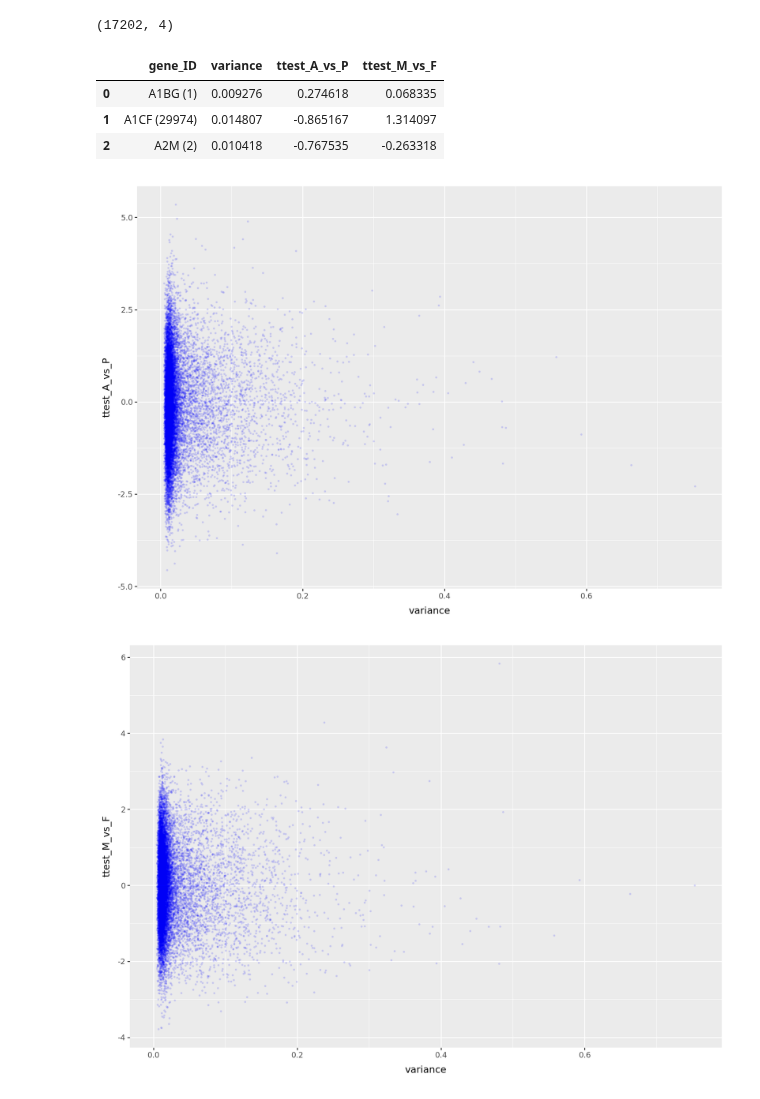
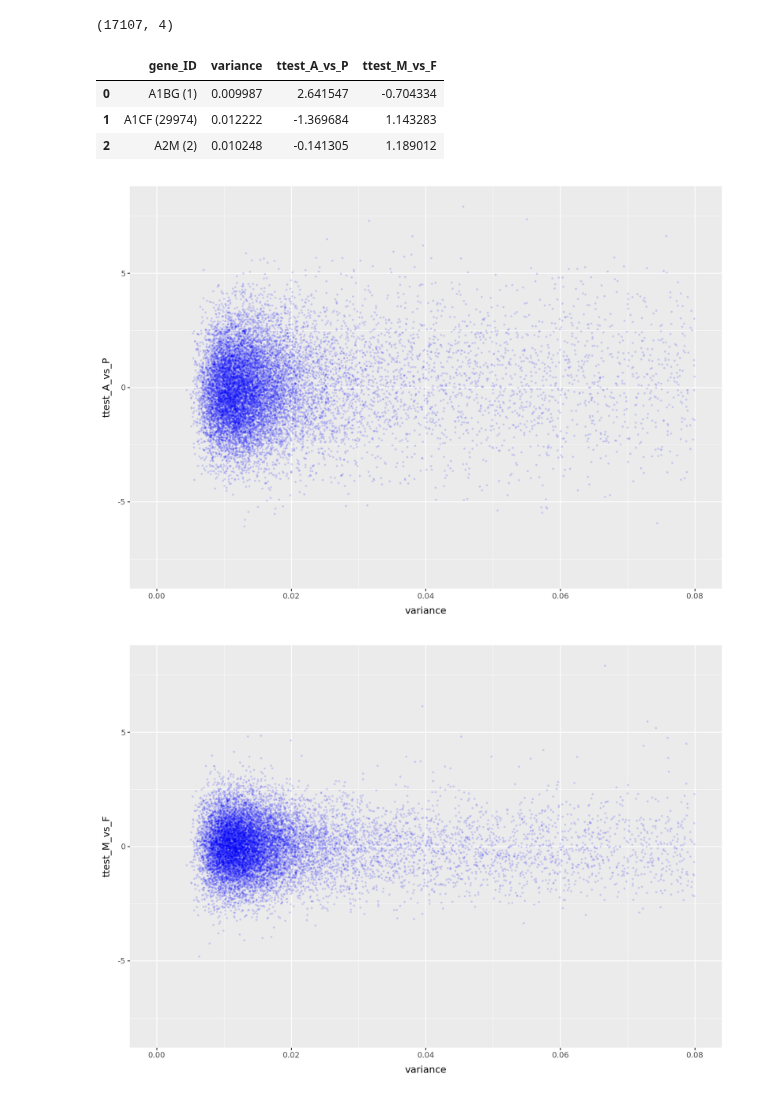
Before and after one commit to WayScience/gene_dependency_representations, a Jupyter notebook: 1.data-exploration/3.gene_dependency_subsetting.ipynb, the cells around one changed output. Saved outputs shown, nothing was run; the diff lists cells and outputs as text; code cells hidden in the pictures.

Commit message:
New data (#41)
* New Dataset

* Scaler fix

* Scaler fix

* New Figures

* Py reruns

```diff
--- a/1.data-exploration/3.gene_dependency_subsetting.ipynb
+++ b/1.data-exploration/3.gene_dependency_subsetting.ipynb
@@ -16,12 +16,12 @@ from data_loader import load_data, load_train_test_data
 data_directory = "../0.data-download/data/"
 # %%
 # load the training data
-dfs_test, dfs, data = load_train_test_data(
-    data_directory, train_or_test="all", load_gene_stats=False
+train_data = load_train_test_data(
+    data_directory, train_or_test="train", load_gene_stats=False
 )
 # %%
 # set a unique dataframe that can be appended from
-training_df_age = dfs
+training_df_age = train_data
 
 # group by age and create new dataframes that can be appended to
 groups = training_df_age.groupby("age_and_sex")
@@ -40,7 +40,7 @@ for name, training_df_age in groups:
         ped_effect_df = ped_effect_df.reset_index(drop=True)
 # %%
 # set a unique dataframe that can be appended from
-training_df_sex = dfs
+training_df_sex = train_data
 
 # group by sex and create new dataframes to be appended to
 groups_sex = training_df_sex.groupby("age_and_sex")
@@ -119,7 +119,7 @@ female_effect_df_float = female_effect_df.drop(
     columns=["ModelID", "age_and_sex"]
 )
 
-effect_df = dfs.drop(columns="age_and_sex")
+effect_df = train_data.drop(columns="age_and_sex")
 effect_df = effect_df.set_index("ModelID")
 # %%
 # t_test comparing gene dependencies in adult vs pediatric samples
@@ -209,17 +209,19 @@ df.to_csv(testing_df_output, index=False)
 print(df.shape)
 df.head(3)
 # %% [output]
-(17202, 4)
+(17107, 4)
 |  | gene_ID | variance | ttest_A_vs_P | ttest_M_vs_F |
-| 0 | A1BG (1) | 0.009276 | 0.274618 | 0.068335 |
-| 1 | A1CF (29974) | 0.014807 | -0.865167 | 1.314097 |
-| 2 | A2M (2) | 0.010418 | -0.767535 | -0.263318 |
+| 0 | A1BG (1) | 0.009987 | 2.641547 | -0.704334 |
+| 1 | A1CF (29974) | 0.012222 | -1.369684 | 1.143283 |
+| 2 | A2M (2) | 0.010248 | -0.141305 | 1.189012 |
 # %%
 # plot adult-pediatric ttest versus variance
 A_vs_P_by_variance_plot = (
     p9.ggplot(data=df, mapping=p9.aes(x="variance", y="ttest_A_vs_P"))
     + p9.geom_point(size=0.4, alpha=0.1, color="blue")
     + p9.theme(figure_size=(10, 7))
+    + p9.xlim(0.00, 0.08)
+    + p9.ylim(-8,8)
 )
 
 # save the figure
@@ -229,18 +231,20 @@ adult_vs_pediatric_path = pathlib.Path(
 A_vs_P_by_variance_plot.save(adult_vs_pediatric_path)
 A_vs_P_by_variance_plot
 # %% [output]
-[figure, old version]
+[figure, new version]
 # %%
 # plot male-female ttest versus gene variance
 M_vs_F_by_variance_plot = (
     p9.ggplot(data=df, mapping=p9.aes(x="variance", y="ttest_M_vs_F"))
     + p9.geom_point(size=0.4, alpha=0.1, color="blue")
     + p9.theme(figure_size=(10, 7))
+    + p9.xlim(0.00, 0.08)
+    + p9.ylim(-8,8)
 )
 
 # save the figure
 male_vs_female_path = pathlib.Path("./figures/male-female_ttest_vs_variance.png")
 M_vs_F_by_variance_plot.save(male_vs_female_path)
 M_vs_F_by_variance_plot
 # %% [output]
-[figure, old version]
+[figure, new version]
```
Also changed, not shown: parts of 10 cells of this notebook, 27 other files.
